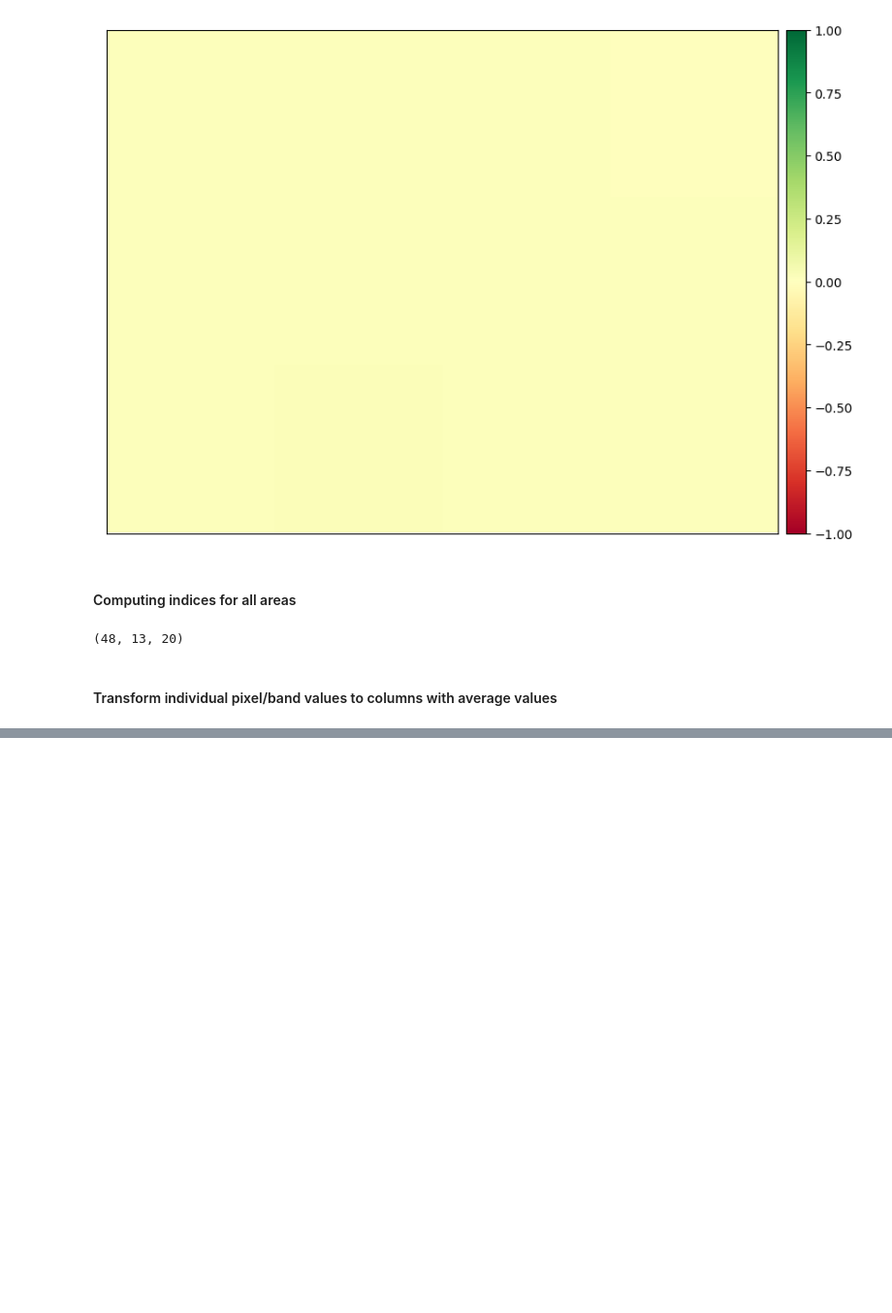
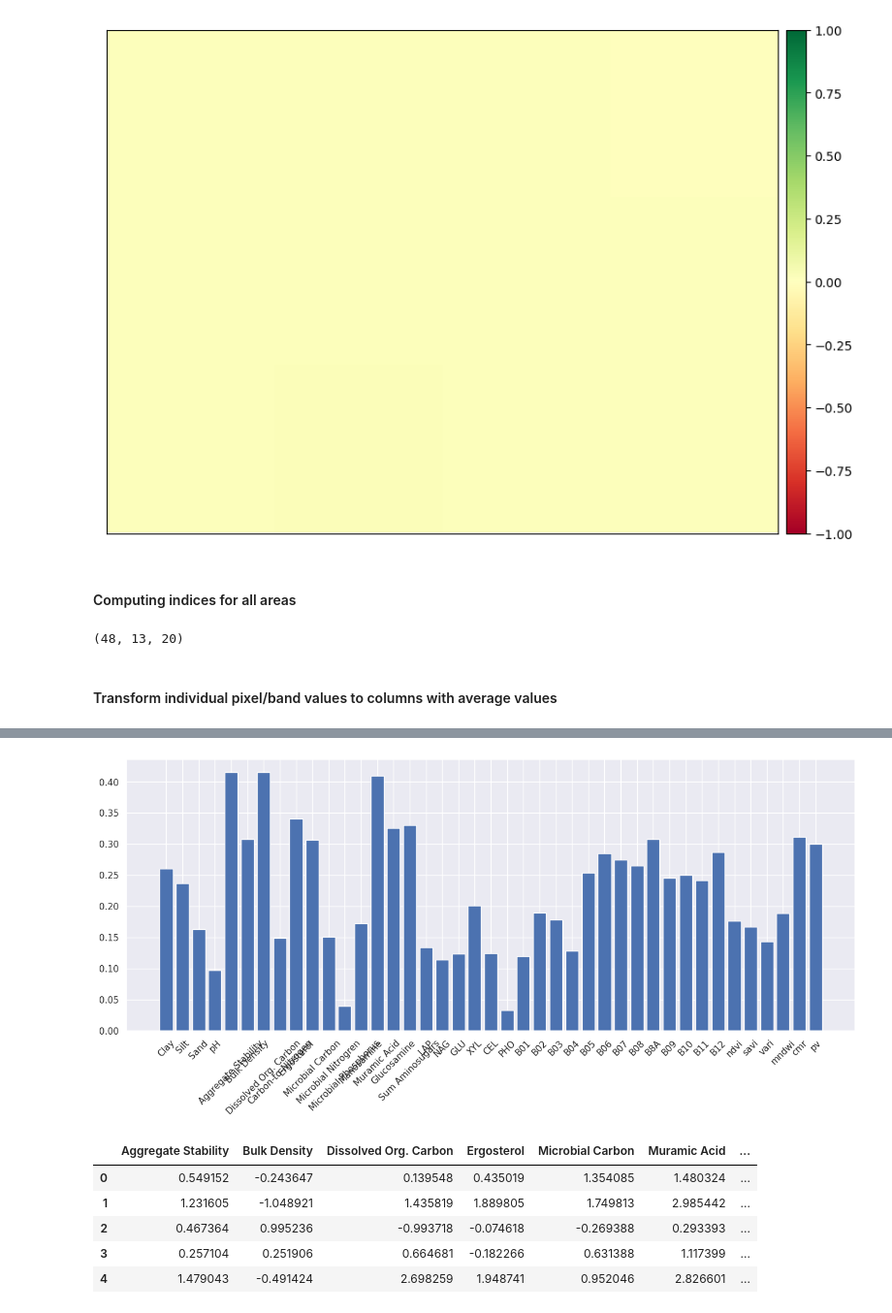
Before and after one commit to werzum/SoilQualityIndicators, a Jupyter notebook: location_rs_exploration.ipynb, the cells around one changed output, grey strips where cells are left out. Shown at 97% size. Cells and saved outputs as stored; diff of their text form; code cells hidden in the pictures; blank space fills up the shorter version.

```diff
--- a/location_rs_exploration.ipynb
+++ b/location_rs_exploration.ipynb
@@ -343,0 +419,25 @@ Their bands: green (2), red(3), NIR (4), SCMAPIn NDSI
+# %%
+sns.set(rc={'figure.figsize':(16,6)})
+
+# Selekt the k best features
+X_fs = SelectKBest(mutual_info_regression, k=10).fit(X,y)
+plt.bar([X.columns[i] for i in range(len(X_fs.scores_))], X_fs.scores_)
+plt.xticks(rotation = 45)
+plt.show()
+
+# Get columns to keep and create new dataframe with those only
+cols = X_fs.get_support(indices=True)
+X_feature_reduced = X.iloc[:,cols]
+
+# Redo the split with reduced x
+X_train_reduced, X_test_reduced, y_train, y_test = train_test_split(X_feature_reduced, y, test_size=0.3, random_state=42)
+
+X_feature_reduced.head()
+# %% [output]
+[figure, added]
+|  | Aggregate Stability | Bulk Density | Dissolved Org. Carbon | Ergosterol | Microbial Carbon | Muramic Acid | ... |
+| 0 | 0.549152 | -0.243647 | 0.139548 | 0.435019 | 1.354085 | 1.480324 | ... |
+| 1 | 1.231605 | -1.048921 | 1.435819 | 1.889805 | 1.749813 | 2.985442 | ... |
+| 2 | 0.467364 | 0.995236 | -0.993718 | -0.074618 | -0.269388 | 0.293393 | ... |
+| 3 | 0.257104 | 0.251906 | 0.664681 | -0.182266 | 0.631388 | 1.117399 | ... |
+| 4 | 1.479043 | -0.491424 | 2.698259 | 1.948741 | 0.952046 | 2.826601 | ... |
```
Also changed, not shown: parts of 10 cells of this notebook.
